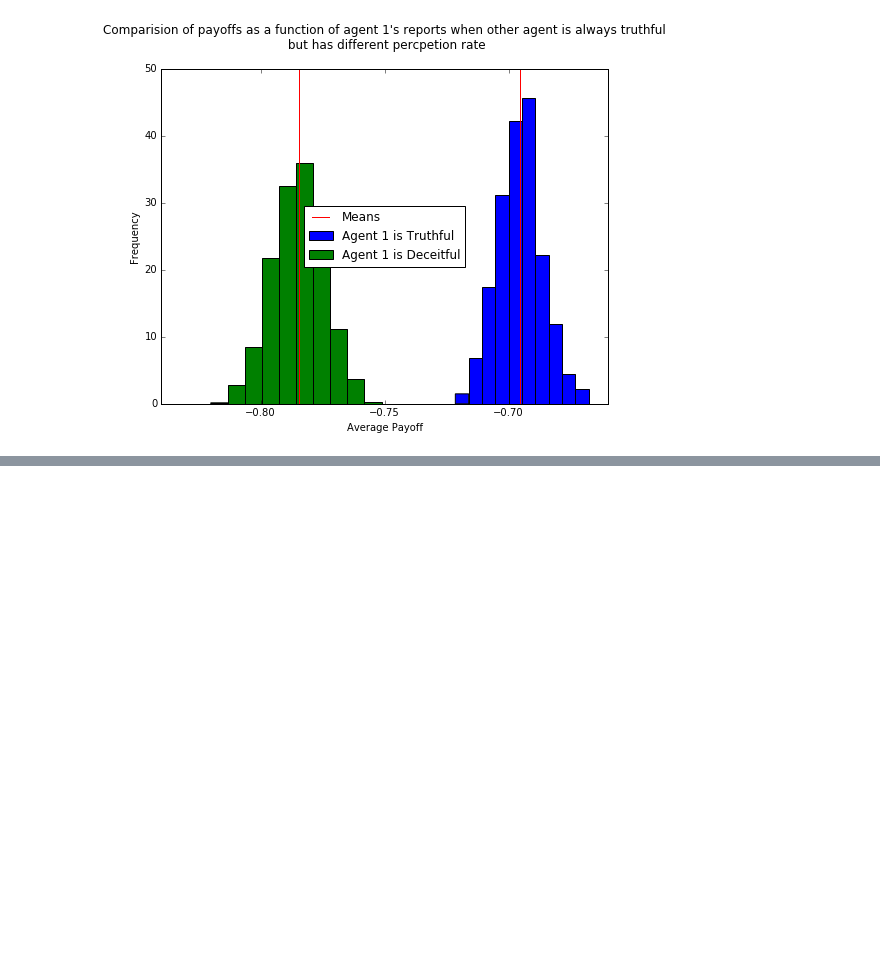
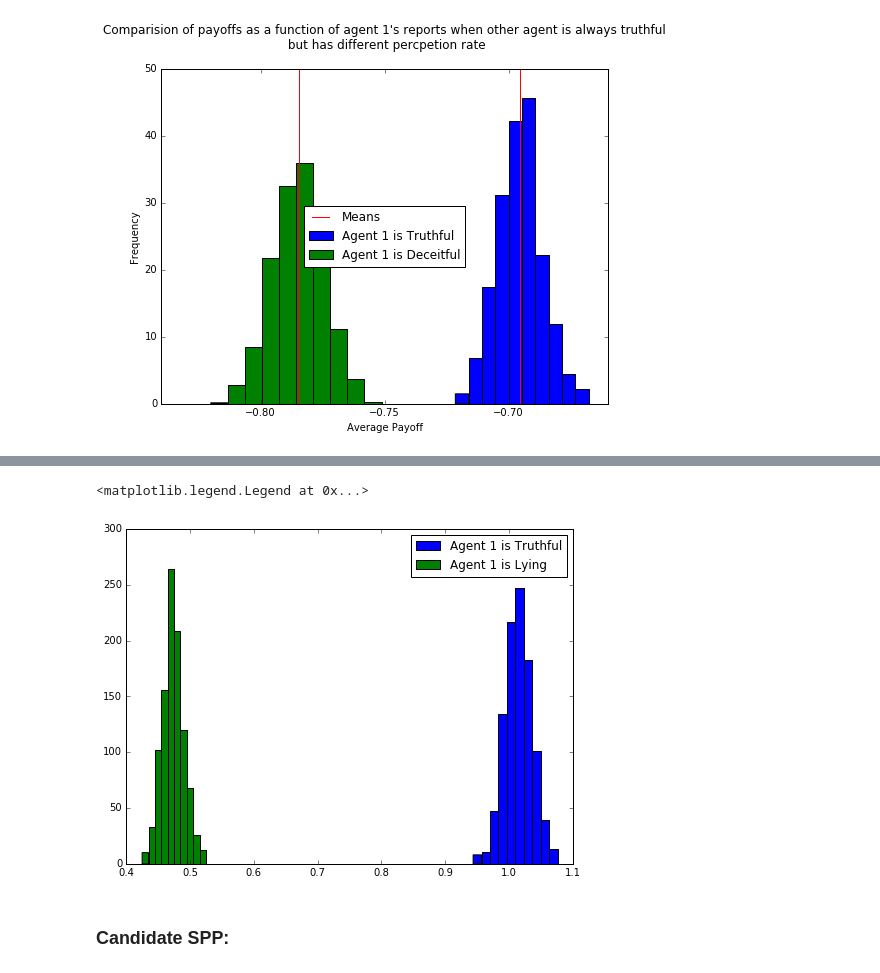
Before and after one commit to chuckyouliu/Crowdsourced-Elicitation, a Jupyter notebook: PPTesting.ipynb, the cells around one changed output, grey strips where cells are left out. Drawn from its saved outputs; the diff is of its cells as text; code cells hidden in the pictures; blank space fills up the shorter version.

```diff
--- a/PPTesting.ipynb
+++ b/PPTesting.ipynb
@@ -103,0 +352,3 @@ plt.show()
+# %%
+def quad(prob, i):
+    return 2*prob[i]-np.sum(prob**2)
@@ -103,0 +401,8 @@ plt.show()
+# %%
+plt.figure(figsize=(8,6))
+plt.hist([t/1000 for t in truthful_rewards_ag1], label = 'Agent 1 is Truthful')
+plt.hist([t/1000 for t in lying_rewards_ag1], label = 'Agent 1 is Lying')
+plt.legend()
+# %% [output]
+<matplotlib.legend.Legend at 0x...>
+[figure, added]
@@ -103,0 +459,2 @@ plt.show()
+# %% [markdown]
+### Candidate SPP:
```
Also changed, not shown: parts of 26 cells of this notebook, 14 other files.
